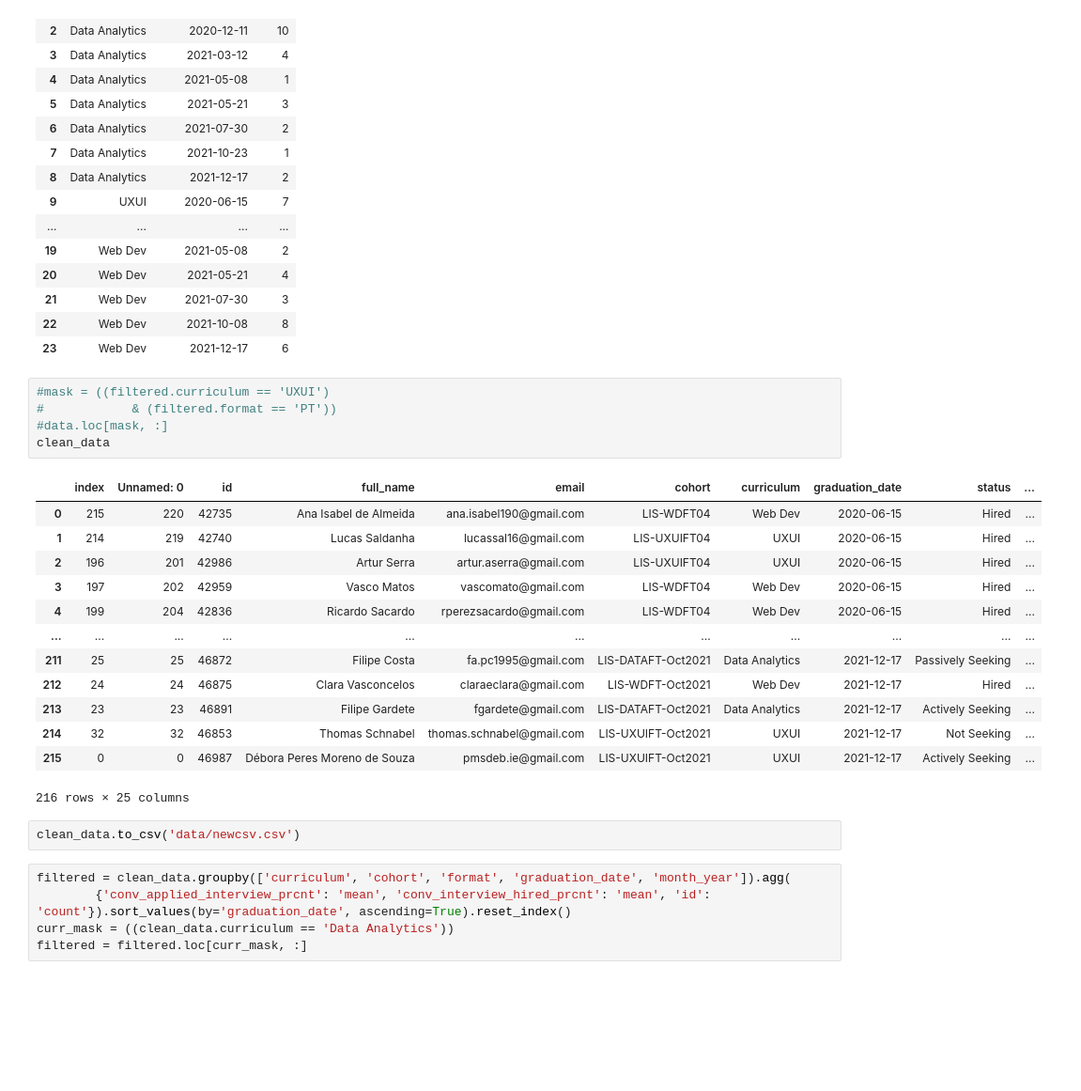
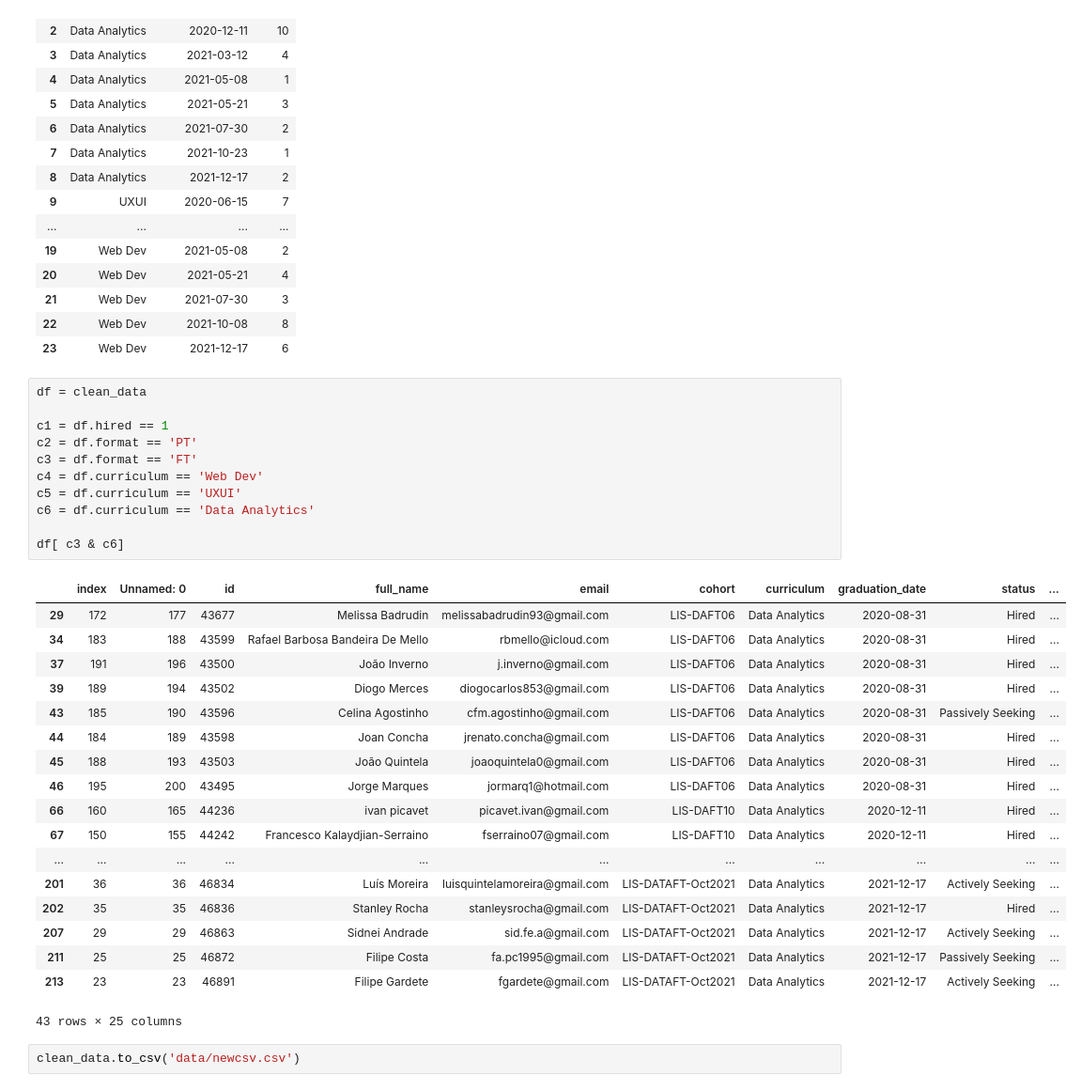
Before and after one commit to calvinhus/statistics_project, a Jupyter notebook: data_cleaning.ipynb, the cells around one changed output. Shown at 94% size. Saved outputs shown, nothing was run; the diff lists cells and outputs as text; blank space fills up the shorter version.

```diff
--- a/data_cleaning.ipynb
+++ b/data_cleaning.ipynb
@@ -722,29 +722,35 @@ hired_filter
 | 21 | Web Dev | 2021-07-30 | 3 |
 | 22 | Web Dev | 2021-10-08 | 8 |
 | 23 | Web Dev | 2021-12-17 | 6 |
-# %%
-#mask = ((filtered.curriculum == 'UXUI')
-#            & (filtered.format == 'PT'))
-#data.loc[mask, :]
-clean_data
-# %% [output]
-|  | index | Unnamed: 0 | id | full_name | email | cohort | curriculum | graduation_date | status | ... |
-| 0 | 215 | 220 | 42735 | Ana Isabel de Almeida | ana.isabel190@gmail.com | LIS-WDFT04 | Web Dev | 2020-06-15 | Hired | ... |
-| 1 | 214 | 219 | 42740 | Lucas Saldanha | lucassal16@gmail.com | LIS-UXUIFT04 | UXUI | 2020-06-15 | Hired | ... |
-| 2 | 196 | 201 | 42986 | Artur Serra | artur.aserra@gmail.com | LIS-UXUIFT04 | UXUI | 2020-06-15 | Hired | ... |
-| 3 | 197 | 202 | 42959 | Vasco Matos | vascomato@gmail.com | LIS-WDFT04 | Web Dev | 2020-06-15 | Hired | ... |
-| 4 | 199 | 204 | 42836 | Ricardo Sacardo | rperezsacardo@gmail.com | LIS-WDFT04 | Web Dev | 2020-06-15 | Hired | ... |
-| ... | ... | ... | ... | ... | ... | ... | ... | ... | ... | ... |
-| 211 | 25 | 25 | 46872 | Filipe Costa | fa.pc1995@gmail.com | LIS-DATAFT-Oct2021 | Data Analytics | 2021-12-17 | Passively Seeking | ... |
-| 212 | 24 | 24 | 46875 | Clara Vasconcelos | claraeclara@gmail.com | LIS-WDFT-Oct2021 | Web Dev | 2021-12-17 | Hired | ... |
-| 213 | 23 | 23 | 46891 | Filipe Gardete | fgardete@gmail.com | LIS-DATAFT-Oct2021 | Data Analytics | 2021-12-17 | Actively Seeking | ... |
-| 214 | 32 | 32 | 46853 | Thomas Schnabel | thomas.schnabel@gmail.com | LIS-UXUIFT-Oct2021 | UXUI | 2021-12-17 | Not Seeking | ... |
-| 215 | 0 | 0 | 46987 | Débora Peres Moreno de Souza | pmsdeb.ie@gmail.com | LIS-UXUIFT-Oct2021 | UXUI | 2021-12-17 | Actively Seeking | ... |
-216 rows × 25 columns
+# %%
+df = clean_data
+
+c1 = df.hired == 1
+c2 = df.format == 'PT'
+c3 = df.format == 'FT'
+c4 = df.curriculum == 'Web Dev'
+c5 = df.curriculum == 'UXUI'
+c6 = df.curriculum == 'Data Analytics'
+
+df[ c3 & c6]
+# %% [output]
+|  | index | Unnamed: 0 | id | full_name | email | cohort | curriculum | graduation_date | status | ... |
+| 29 | 172 | 177 | 43677 | Melissa Badrudin | melissabadrudin93@gmail.com | LIS-DAFT06 | Data Analytics | 2020-08-31 | Hired | ... |
+| 34 | 183 | 188 | 43599 | Rafael Barbosa Bandeira De Mello | rbmello@icloud.com | LIS-DAFT06 | Data Analytics | 2020-08-31 | Hired | ... |
+| 37 | 191 | 196 | 43500 | João Inverno | j.inverno@gmail.com | LIS-DAFT06 | Data Analytics | 2020-08-31 | Hired | ... |
+| 39 | 189 | 194 | 43502 | Diogo Merces | diogocarlos853@gmail.com | LIS-DAFT06 | Data Analytics | 2020-08-31 | Hired | ... |
+| 43 | 185 | 190 | 43596 | Celina Agostinho | cfm.agostinho@gmail.com | LIS-DAFT06 | Data Analytics | 2020-08-31 | Passively Seeking | ... |
+| 44 | 184 | 189 | 43598 | Joan Concha | jrenato.concha@gmail.com | LIS-DAFT06 | Data Analytics | 2020-08-31 | Hired | ... |
+| 45 | 188 | 193 | 43503 | João Quintela | joaoquintela0@gmail.com | LIS-DAFT06 | Data Analytics | 2020-08-31 | Hired | ... |
+| 46 | 195 | 200 | 43495 | Jorge Marques | jormarq1@hotmail.com | LIS-DAFT06 | Data Analytics | 2020-08-31 | Hired | ... |
+| 66 | 160 | 165 | 44236 | ivan picavet | picavet.ivan@gmail.com | LIS-DAFT10 | Data Analytics | 2020-12-11 | Hired | ... |
+| 67 | 150 | 155 | 44242 | Francesco Kalaydjian-Serraino | fserraino07@gmail.com | LIS-DAFT10 | Data Analytics | 2020-12-11 | Hired | ... |
+| ... | ... | ... | ... | ... | ... | ... | ... | ... | ... | ... |
+| 201 | 36 | 36 | 46834 | Luís Moreira | luisquintelamoreira@gmail.com | LIS-DATAFT-Oct2021 | Data Analytics | 2021-12-17 | Actively Seeking | ... |
+| 202 | 35 | 35 | 46836 | Stanley Rocha | stanleysrocha@gmail.com | LIS-DATAFT-Oct2021 | Data Analytics | 2021-12-17 | Hired | ... |
+| 207 | 29 | 29 | 46863 | Sidnei Andrade | sid.fe.a@gmail.com | LIS-DATAFT-Oct2021 | Data Analytics | 2021-12-17 | Actively Seeking | ... |
+| 211 | 25 | 25 | 46872 | Filipe Costa | fa.pc1995@gmail.com | LIS-DATAFT-Oct2021 | Data Analytics | 2021-12-17 | Passively Seeking | ... |
+| 213 | 23 | 23 | 46891 | Filipe Gardete | fgardete@gmail.com | LIS-DATAFT-Oct2021 | Data Analytics | 2021-12-17 | Actively Seeking | ... |
+43 rows × 25 columns
 # %%
 clean_data.to_csv('data/newcsv.csv')
-# %%
-filtered = clean_data.groupby(['curriculum', 'cohort', 'format', 'graduation_date', 'month_year']).agg(
-        {'conv_applied_interview_prcnt': 'mean', 'conv_interview_hired_prcnt': 'mean', 'id': 'count'}).sort_values(by='graduation_date', ascending=True).reset_index()
-curr_mask = ((clean_data.curriculum == 'Data Analytics'))
-filtered = filtered.loc[curr_mask, :]
```
Also changed, not shown: 3 other files.
